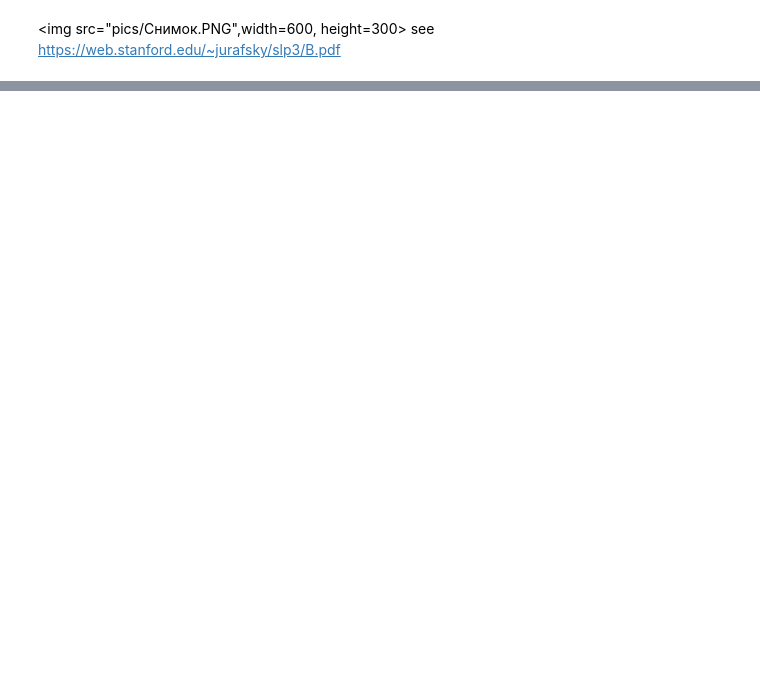
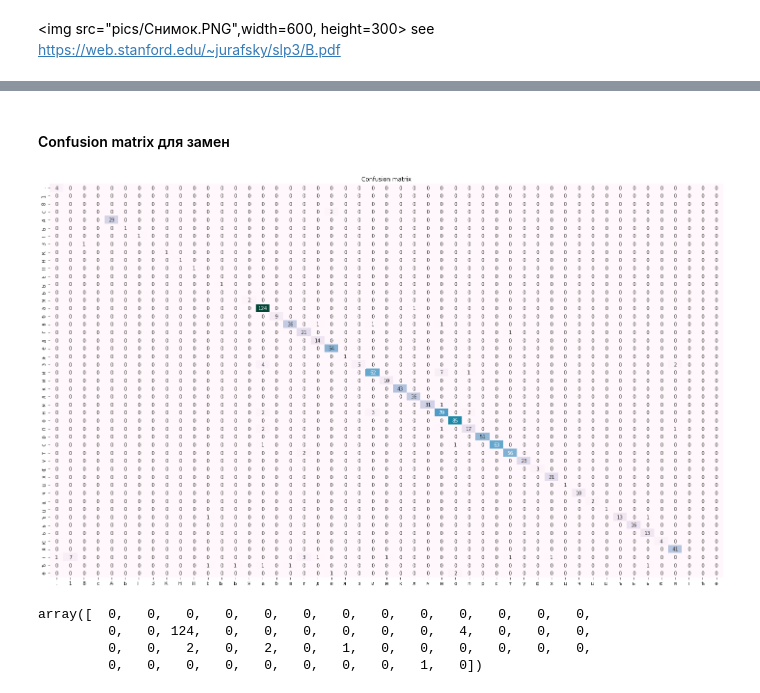
Before and after one commit to mapozhidaeva/Culturomics, a Jupyter notebook: ngrams/correction/ErrorModel.ipynb, the cells around one changed output, grey strips where cells are left out. Drawn from its saved outputs; the diff is of its cells as text; code cells hidden in the pictures; blank space fills up the shorter version.

Commit message:
confusion matrices

```diff
--- a/ngrams/correction/ErrorModel.ipynb
+++ b/ngrams/correction/ErrorModel.ipynb
@@ -118,0 +180,15 @@ see https://web.stanford.edu/~jurafsky/slp3/B.pdf
+# %%
+correct_elements = [el for token in correct_tokens for el in token]
+correct_subs_elements = [el for token in correct_subs for el in token]
+correct_dels_elements = [el for token in correct_dels for el in token]
+correct_ins_elements  = [el for token in correct_ins for el in token]
+# %%
+error_tokens = [list(word[:int(error_df.idxe.iloc[[i]])])+[error_df['e|w'].iloc[[i]][i][:error_df['e|w'].iloc[[i]][i].find('|')]]+list(word[int(error_df.idxe.iloc[[i]])+len(error_df['e|w'].iloc[[i]][i][:error_df['e|w'].iloc[[i]][i].find('|')]):]) for i, word in enumerate(error_df['error'].astype(str).tolist())]
+error_subs = [list(word[:int(sub_df.idxe.iloc[[i]])])+[sub_df['e|w'].iloc[[i]][i][:sub_df['e|w'].iloc[[i]][i].find('|')]]+list(word[int(sub_df.idxe.iloc[[i]])+len(sub_df['e|w'].iloc[[i]][i][:sub_df['e|w'].iloc[[i]][i].find('|')]):]) for i, word in enumerate(sub_df['error'].astype(str).tolist())]
+error_dels = [list(word[:int(del_df.idxe.iloc[[i]])])+[del_df['e|w'].iloc[[i]][i][:del_df['e|w'].iloc[[i]][i].find('|')]]+list(word[int(del_df.idxe.iloc[[i]])+len(del_df['e|w'].iloc[[i]][i][:del_df['e|w'].iloc[[i]][i].find('|')]):]) for i, word in enumerate(del_df['error'].astype(str).tolist())]
+error_ins = [list(word[:int(ins_df.idxe.iloc[[i]])])+[ins_df['e|w'].iloc[[i]][i][:ins_df['e|w'].iloc[[i]][i].find('|')]]+list(word[int(ins_df.idxe.iloc[[i]])+len(ins_df['e|w'].iloc[[i]][i][:ins_df['e|w'].iloc[[i]][i].find('|')]):]) for i, word in enumerate(ins_df['error'].astype(str).tolist())]
+# %%
+error_tokens = [[char for char in word if char] for word in error_tokens]
+error_subs = [[char for char in word if char] for word in error_subs]
+error_dels = [[char for char in word if char] for word in error_dels]
+error_ins = [[char for char in word if char] for word in error_ins]
@@ -118,0 +203,27 @@ see https://web.stanford.edu/~jurafsky/slp3/B.pdf
+# %%
+error_elements = [el for token in error_tokens for el in token]
+error_subs_elements = [el for token in error_subs for el in token]
+error_dels_elements = [el for token in error_dels for el in token]
+error_ins_elements  = [el for token in error_ins for el in token]
+# %% [markdown]
+#### Confusion matrix для замен
+# %%
+# alphabeth = 'í́абвгдеёжзийклмнопрстуфхцчшщъыьэюяіѣѳѵ0123456789'
+import matplotlib.pyplot as plt
+import seaborn as sns
+from sklearn.metrics import *
+from sklearn.feature_extraction.text import *
+sub_labels = sorted(list(set(correct_subs_elements+error_subs_elements)))
+plt.figure(figsize=(25,15))
+sns.heatmap(data=confusion_matrix(correct_subs_elements, error_subs_elements),annot=True,fmt='d', cbar=False, xticklabels=sub_labels,yticklabels=sub_labels, cmap='PuBuGn')#,fmt='d', annot=True,)
+plt.title("Confusion matrix")
+plt.show()
+# %% [output]
+[figure, added]
+# %%
+confusion_matrix(correct_subs_elements, error_subs_elements)[:,15]
+# %% [output]
+array([  0,   0,   0,   0,   0,   0,   0,   0,   0,   0,   0,   0,   0,
+         0,   0, 124,   0,   0,   0,   0,   0,   0,   4,   0,   0,   0,
+         0,   0,   2,   0,   2,   0,   1,   0,   0,   0,   0,   0,   0,
+         0,   0,   0,   0,   0,   0,   0,   0,   1,   0])
```
Also changed, not shown: parts of 26 cells of this notebook.
